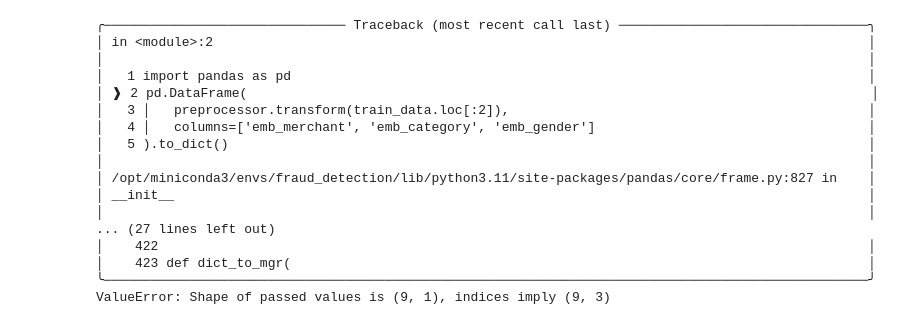
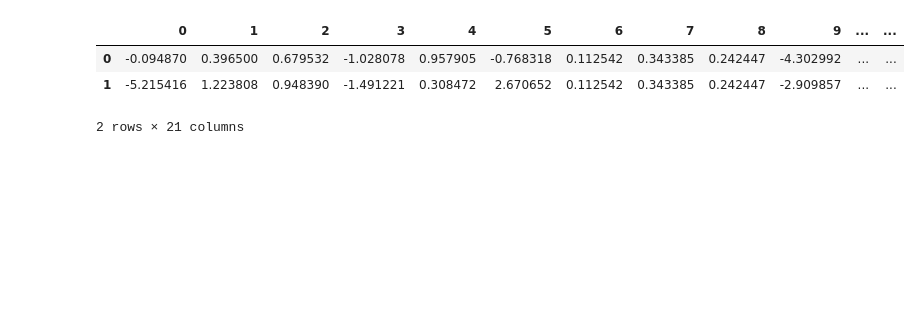
Before and after one commit to gregorysharkov/fraud_detection, a Jupyter notebook: notebooks/checking_embedders.ipynb, the cells around one changed output. Drawn from its saved outputs; the diff is of its cells as text; code cells hidden in the pictures; blank space fills up the shorter version.

```diff
--- a/notebooks/checking_embedders.ipynb
+++ b/notebooks/checking_embedders.ipynb
@@ -26,6 +26,8 @@ from fraud_detection.utils.encoder_utils import get_row_preprocessor, FAST_MODEL
 # %%
 train_data = catalog.load("combined_train_data")
 id_cols = context.params.get("train_set_parameters").get("columns").get('id_columns')
-cat_cols = ["merchant", "category", "gender"]
+cat_cols = ["merchant", "category"] #, "gender"]
+num_cols = ["amt", 'city_pop']
+
 train_data.head()
 # %% [output]
@@ -38,4 +40,5 @@ train_data.head()
 | 3 | 60416207185 | 60416207185_115 | True | fraud_Turcotte-Halvorson | misc_pos | 11.60 | F | Fort Washakie | WY | 1645 | ... |
 | 4 | 60416207185 | 60416207185_115 | True | fraud_Padberg-Sauer | home | 200.83 | F | Fort Washakie | WY | 1645 | ... |
 # %%
-preprocessor = get_row_preprocessor(cat_cols, FAST_MODEL_SETTINGS)
+preprocessor = get_row_preprocessor(cat_cols, num_cols, FAST_MODEL_SETTINGS)
+preprocessor.fit(train_data)
@@ -65,7 +63,7 @@ Pipeline(steps=[('combined_embeddings',
 # %%
 import pandas as pd
 pd.DataFrame(
-    preprocessor.transform(train_data.loc[:2]),
-    columns=['emb_merchant', 'emb_category', 'emb_gender']
-).to_dict()
+    preprocessor.transform(train_data.loc[:1]),
+    #columns=cat_cols #, 'emb_gender']
+)
 # %% [output]
@@ -72,17 +71,4 @@ pd.DataFrame(
+|  | 0 | 1 | 2 | 3 | 4 | 5 | 6 | 7 | 8 | 9 | ... | ... |
+| 0 | -0.094870 | 0.396500 | 0.679532 | -1.028078 | 0.957905 | -0.768318 | 0.112542 | 0.343385 | 0.242447 | -4.302992 | ... | ... |
+| 1 | -5.215416 | 1.223808 | 0.948390 | -1.491221 | 0.308472 | 2.670652 | 0.112542 | 0.343385 | 0.242447 | -2.909857 | ... | ... |
-╭─────────────────────────────── Traceback (most recent call last) ────────────────────────────────╮
-│ in <module>:2                                                                                    │
-│                                                                                                  │
-│   1 import pandas as pd                                                                          │
-│ ❱ 2 pd.DataFrame(                                                                                │
-│   3 │   preprocessor.transform(train_data.loc[:2]),                                              │
-│   4 │   columns=['emb_merchant', 'emb_category', 'emb_gender']                                   │
-│   5 ).to_dict()                                                                                  │
-│                                                                                                  │
-│ /opt/miniconda3/envs/fraud_detection/lib/python3.11/site-packages/pandas/core/frame.py:827 in    │
-│ __init__                                                                                         │
-│                                                                                                  │
-... (27 lines left out)
-│    422                                                                                           │
-│    423 def dict_to_mgr(                                                                          │
-╰──────────────────────────────────────────────────────────────────────────────────────────────────╯
-ValueError: Shape of passed values is (9, 1), indices imply (9, 3)
+2 rows × 21 columns
```
Also changed, not shown: parts of 11 cells of this notebook.
